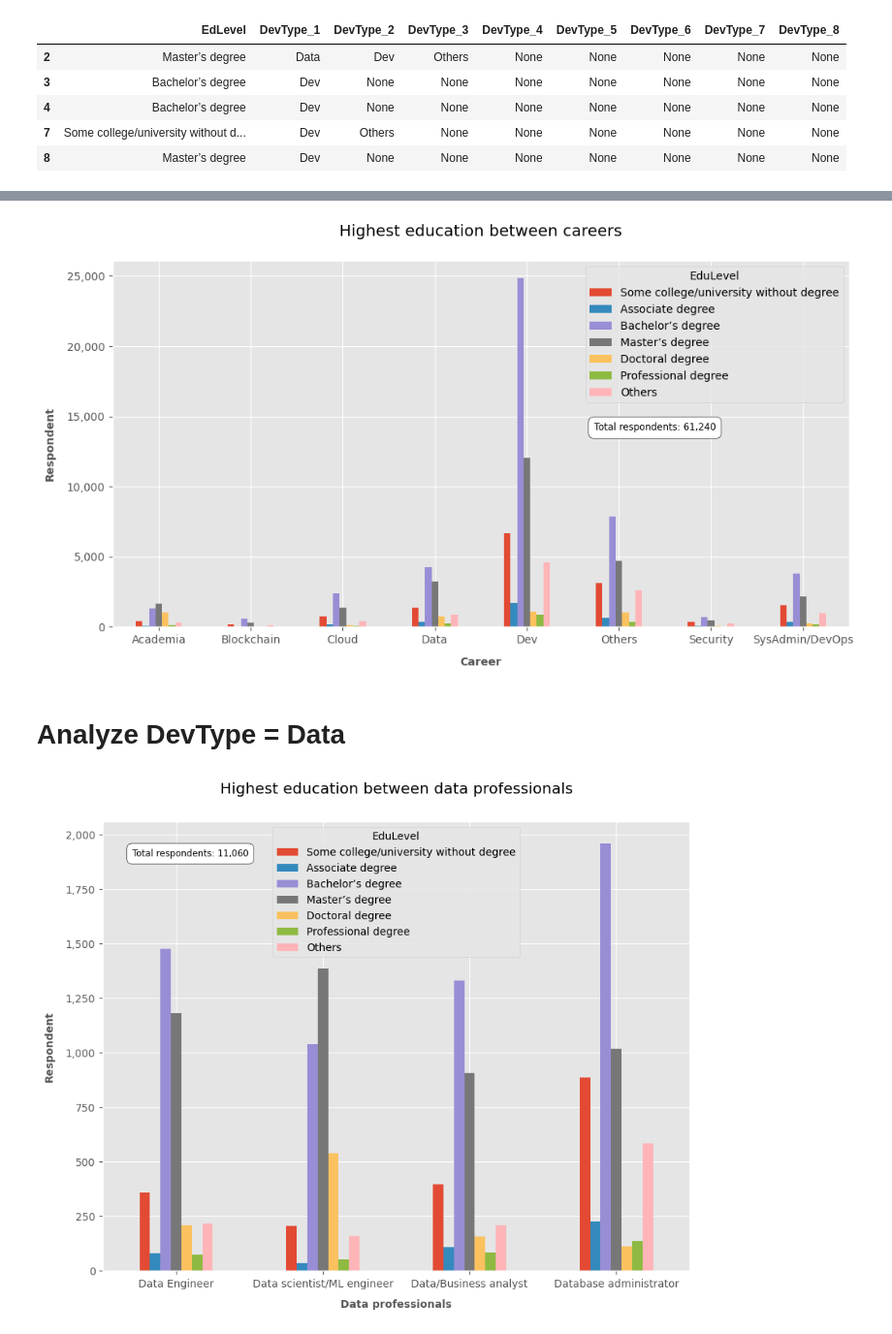
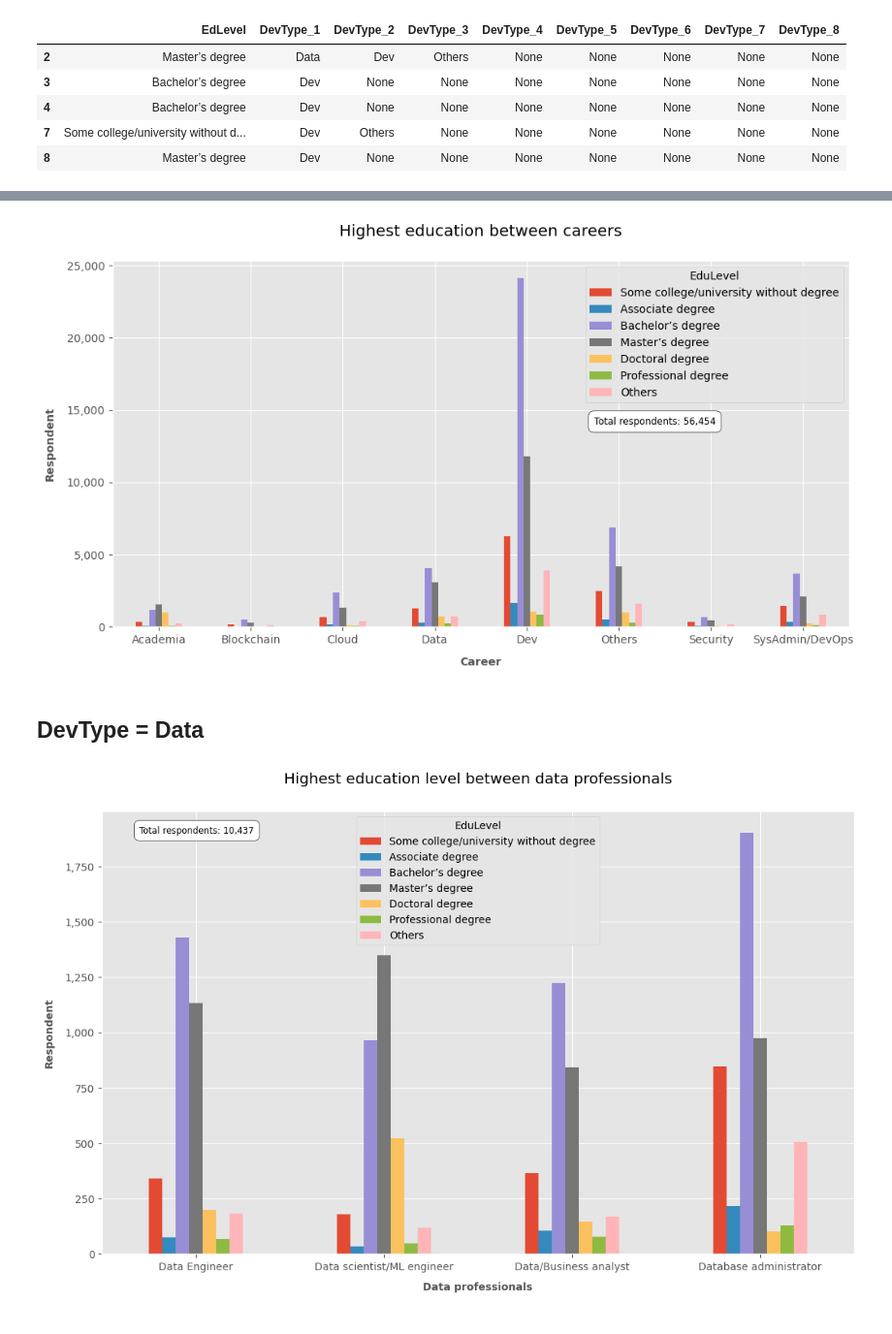
Before and after one commit to hongtranthianh/STACKOVERFLOW-INSIGHT-2022, a Jupyter notebook: Education_and_Career.ipynb, the cells around one changed output, grey strips where cells are left out. Shown at 97% size. Cells and saved outputs as stored; diff of their text form; code cells hidden in the pictures.

```diff
--- a/Education_and_Career.ipynb
+++ b/Education_and_Career.ipynb
@@ -8,4 +8,10 @@ import Wrangling_functions as f1
 import Plot_functions as f2
 %matplotlib inline
 # %%
-df = pd.read_csv('./stack-overflow-developer-survey-2022/survey_results_public.csv')
+# Load data
+df_origin = pd.read_csv('./stack-overflow-developer-survey-2022/survey_results_public.csv')
+# %%
+# Only analyze respondents who are either a developer by profession or
+# not primarily a developer but write code sometimes as part of their work
+df = df_origin[(df_origin['MainBranch']=='I am a developer by profession') |
+               (df_origin['MainBranch']=='I am not primarily a developer, but I write code sometimes as part of my work')]
@@ -118,9 +129,9 @@ plt.text(4.73, 14000,
          fontsize = 8.5,
          bbox = dict(facecolor = '#ffffff', edgecolor = '#2c2b2b', boxstyle = 'round,pad=.6'));
 # %% [output]
-[figure, old version]
+[figure, new version]
 # %% [markdown]
-# Analyze DevType = Data
+## DevType = Data
 # %%
 DA_BA = ['Data or business analyst']
 DS_ML = ['Data scientist or machine learning specialist']
@@ -134,26 +145,25 @@ data_rename_dict = {'Data/Business analyst': DA_BA,
 # %%
 # Tranform df and get group bar chart
 f1.analyze_dev_type(df = df_edu_devtype_,
                     col = 'DevType',
                     separator = ';',
                     rename_val_dict = data_rename_dict,
                     bar_chart_type = 'vertical',
-                    chart_title = 'Highest education between data professionals',
+                    chart_title = 'Highest education level between data professionals',
                     chart_xlabel = 'Data professionals',
                     chart_ylabel = 'Respondent',
-                    chart_x_fig = 10, chart_y_fig = 7.7)
+                    chart_x_fig = 13, chart_y_fig = 7.7)
 
 # Add respondent total to the chart
 df_rename_1 = f1.rename_to_df_func(df = df_edu_devtype_,
                                    col = 'DevType',
                                    separator = ';',
                                    rename_val_dict = data_rename_dict)
 total_respondent = df_rename_1[df_rename_1['DevType']!=''].shape[0]
-
 plt.text(-0.3, 1900,
         'Total respondents: {0}'.format('{:,.0f}'.format(total_respondent)),
          fontsize = 8.5,
          bbox = dict(facecolor = '#ffffff', edgecolor = '#2c2b2b', boxstyle = 'round,pad=.6'));
 # %% [output]
-[figure, old version]
+[figure, new version]
 # %% [markdown]
```
Also changed, not shown: parts of 6 cells of this notebook.
